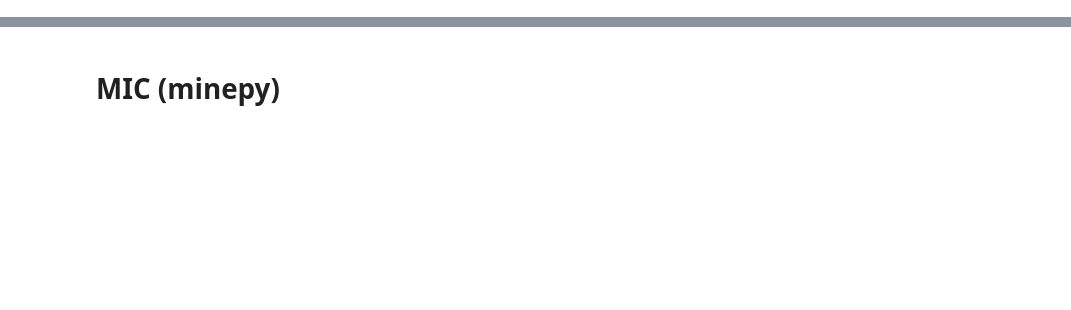
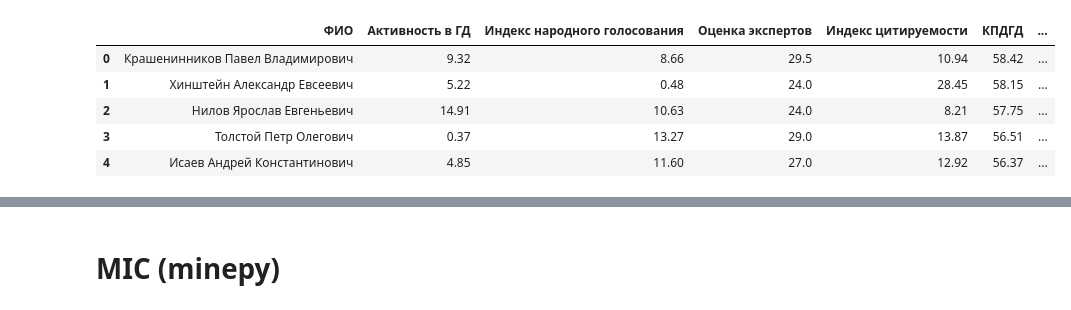
Before and after one commit to Saha555339/Coursework-3rd-year, a Jupyter notebook: Курсовая_Корреляция.ipynb, the cells around one changed output, grey strips where cells are left out. Drawn from its saved outputs; the diff is of its cells as text; code cells hidden in the pictures; blank space fills up the shorter version.

```diff
--- a/Курсовая_Корреляция.ipynb
+++ b/Курсовая_Корреляция.ipynb
@@ -1,2 +1,14 @@
 # %% [markdown]
 <a href="https://colab.research.google.com/github/Saha555339/Coursework-3rd-year/blob/main/%D0%9A%D1%83%D1%80%D1%81%D0%BE%D0%B2%D0%B0%D1%8F_%D0%9A%D0%BE%D1%80%D1%80%D0%B5%D0%BB%D1%8F%D1%86%D0%B8%D1%8F.ipynb" target="_parent"><img src="https://colab.research.google.com/assets/colab-badge.svg" alt="Open In Colab"/></a>
+# %%
+import pandas as pd
+
+data = pd.read_csv("/content/Data_Deputies_Rating_2021_June_Passed.csv", index_col=0)
+data.head()
+# %% [output]
+|  | ФИО | Активность в ГД | Индекс народного голосования | Оценка экспертов | Индекс цитируемости | КПДГД | ... |
+| 0 | Крашенинников Павел Владимирович | 9.32 | 8.66 | 29.5 | 10.94 | 58.42 | ... |
+| 1 | Хинштейн Александр Евсеевич | 5.22 | 0.48 | 24.0 | 28.45 | 58.15 | ... |
+| 2 | Нилов Ярослав Евгеньевич | 14.91 | 10.63 | 24.0 | 8.21 | 57.75 | ... |
+| 3 | Толстой Петр Олегович | 0.37 | 13.27 | 29.0 | 13.87 | 56.51 | ... |
+| 4 | Исаев Андрей Константинович | 4.85 | 11.60 | 27.0 | 12.92 | 56.37 | ... |
```
Also changed, not shown: parts of 8 cells of this notebook.
